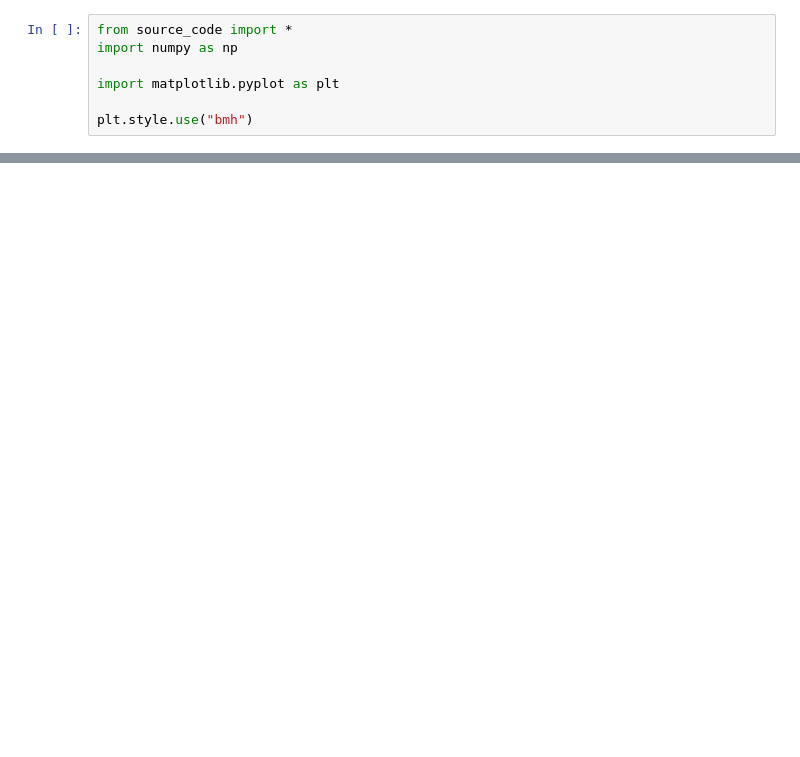
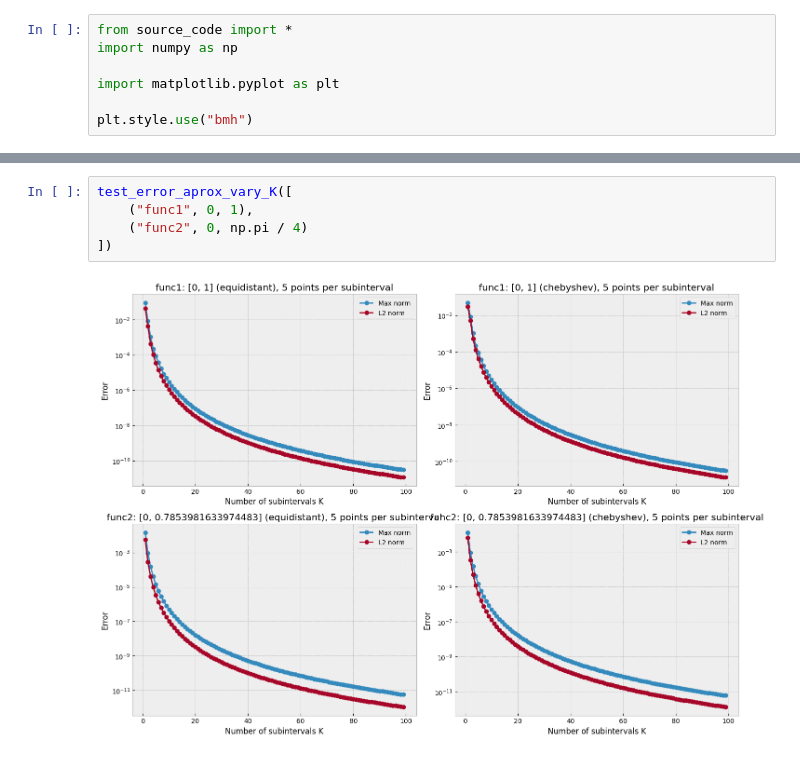
Before and after one commit to Akaada/TMA4215_NumericalMathematics_project1, a Jupyter notebook: taskc.ipynb, the cells around one changed output, grey strips where cells are left out. Saved outputs shown, nothing was run; the diff lists cells and outputs as text; blank space fills up the shorter version.

```diff
--- a/taskc.ipynb
+++ b/taskc.ipynb
@@ -13,0 +77,7 @@ taskc.plot_interpolation()
+# %%
+test_error_aprox_vary_K([
+    ("func1", 0, 1),
+    ("func2", 0, np.pi / 4)
+])
+# %% [output]
+[figure, added]
```
Also changed, not shown: parts of 3 cells of this notebook, 2 other files.
